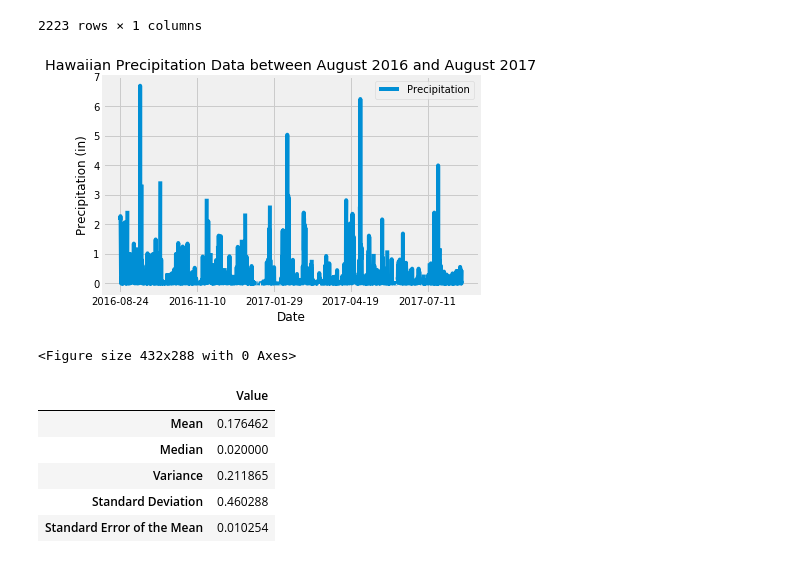
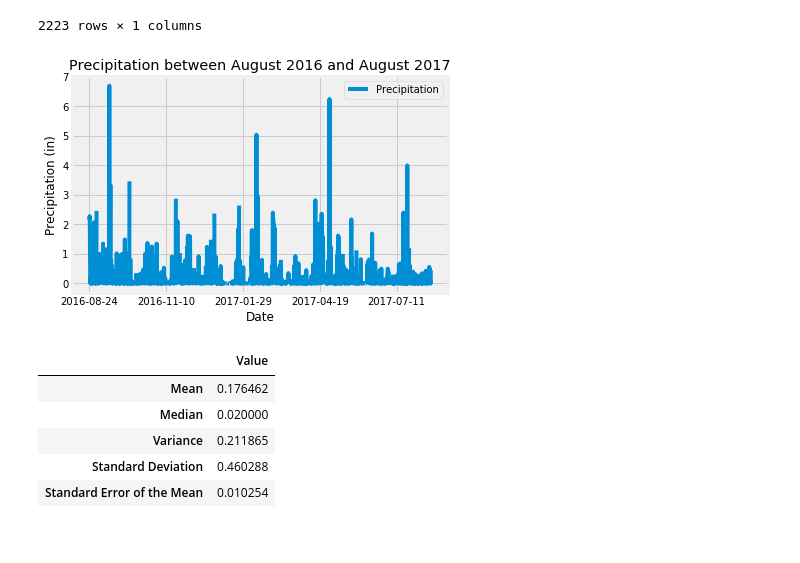
Before and after one commit to blhawkins/10.sqlalchemy-challenge, a Jupyter notebook: climate.ipynb, the cells around one changed output. Saved outputs shown, nothing was run; the diff lists cells and outputs as text; code cells hidden in the pictures.

Commit message:
Updated figures

```diff
--- a/climate.ipynb
+++ b/climate.ipynb
@@ -111,22 +111,21 @@ This shows the percipitation data between 2016-08-23 00:00:00 and 2017-08-23 00:
 # %%
 #Use Pandas Plotting with Matplotlib to plot the precipitation data
 
 #Create the bar chart from the precip_df dataframe
 precip_df.plot()
 
 #Format the bar chart
-plt.title('Hawaiian Precipitation Data between August 2016 and August 2017')
+plt.title('Precipitation between August 2016 and August 2017')
 plt.xlabel('Date')
 plt.ylabel('Precipitation (in)')
 
+#Save the figure
+plt.savefig('Figures/year_percipitation_records.png')
+
 #Print the figure
 plt.show()
-
-#Save the figure
-plt.savefig('Figures/year_percipitation_records.png')
 # %% [output]
-[figure, old version]
+[figure, new version]
-<Figure size 432x288 with 0 Axes>
 # %%
 #Use Pandas and Numpy to calcualte the summary statistics for the precipitation data
 precip_mean = precip_df['Precipitation'].mean()
```
Also changed, not shown: parts of 3 cells of this notebook, 4 other files.
